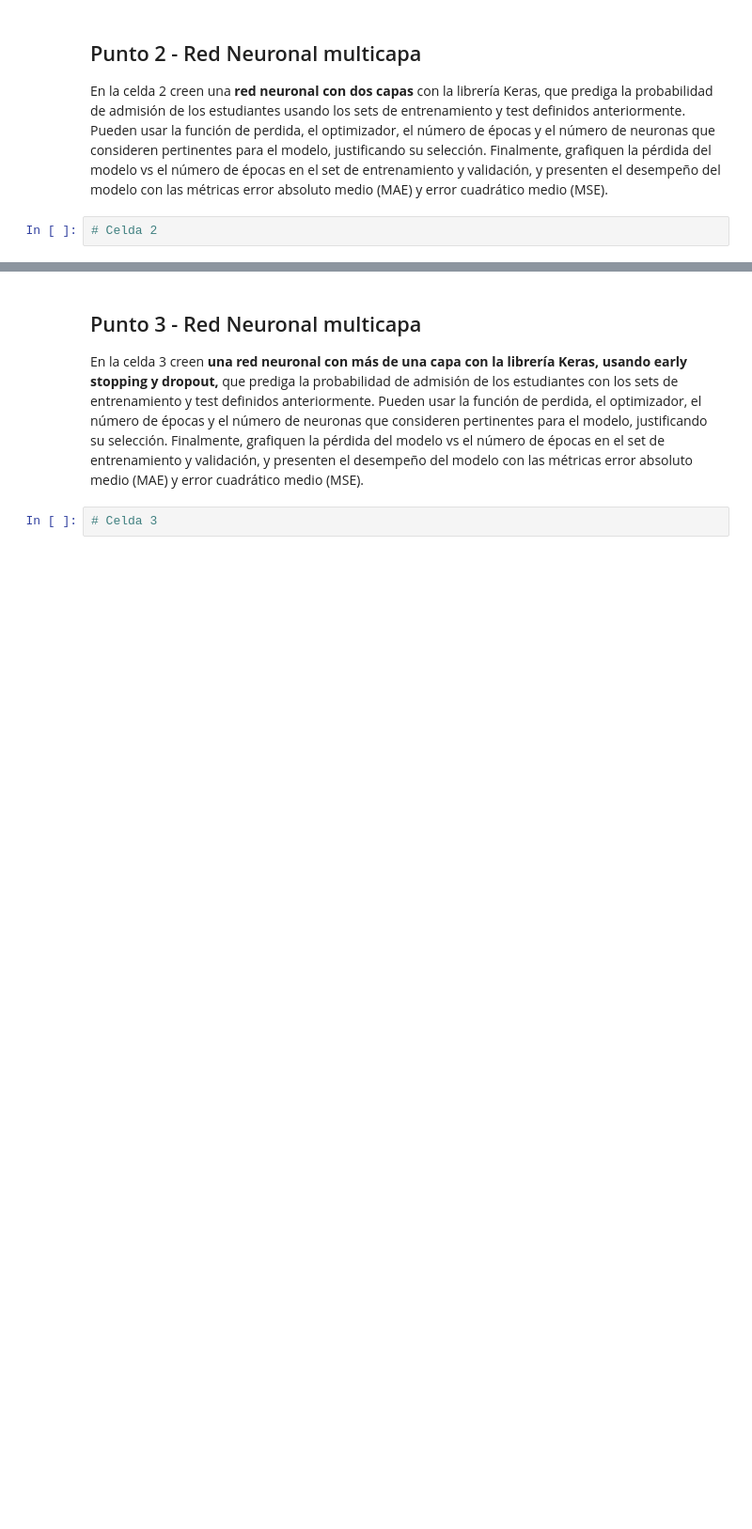
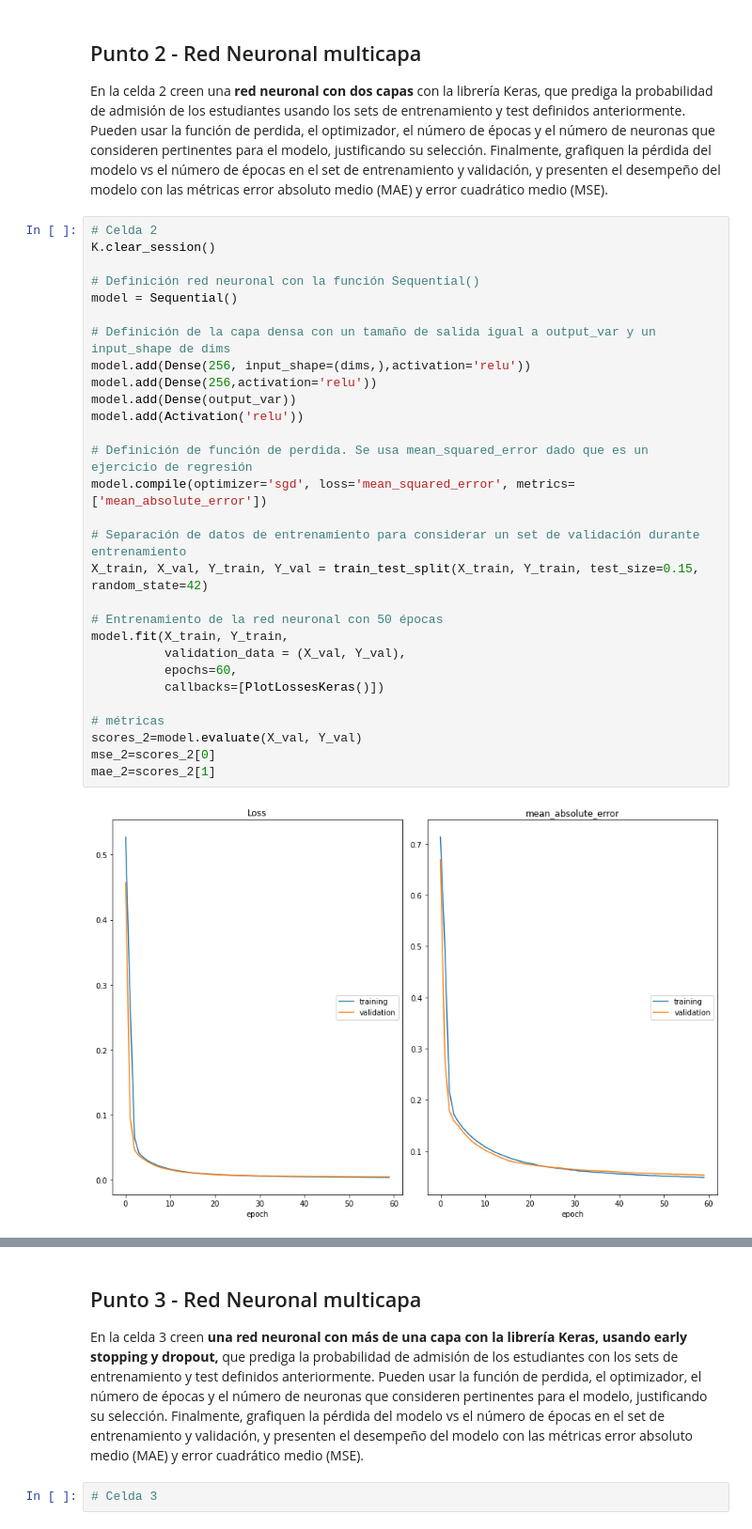
Before and after one commit to dsmunoz34/ML_NLP, a Jupyter notebook: Semana 6/S6TC1-Redes_Neuronales.ipynb, the cells around one changed output, grey strips where cells are left out. Shown at 94% size. Cells and saved outputs as stored; diff of their text form; blank space fills up the shorter version.

```diff
--- a/Semana 6/S6TC1-Redes_Neuronales.ipynb
+++ b/Semana 6/S6TC1-Redes_Neuronales.ipynb
@@ -116,5 +121,34 @@ mean_absolute_error
 ## Punto 2 - Red Neuronal multicapa
 
 En la celda 2 creen una **red neuronal con dos capas** con la librería Keras, que prediga la probabilidad de admisión de los estudiantes usando los sets de entrenamiento y test definidos anteriormente. Pueden usar la función de perdida, el optimizador, el número de épocas y el número de neuronas que consideren pertinentes para el modelo, justificando su selección. Finalmente, grafiquen la pérdida del modelo vs el número de épocas en el set de entrenamiento y validación, y presenten el desempeño del modelo con las métricas error absoluto medio (MAE) y error cuadrático medio (MSE).
-# %%
-# Celda 2
+# %%
+# Celda 2
+K.clear_session()
+
+# Definición red neuronal con la función Sequential()
+model = Sequential()
+
+# Definición de la capa densa con un tamaño de salida igual a output_var y un input_shape de dims
+model.add(Dense(256, input_shape=(dims,),activation='relu'))
+model.add(Dense(256,activation='relu'))
+model.add(Dense(output_var))
+model.add(Activation('relu'))
+
+# Definición de función de perdida. Se usa mean_squared_error dado que es un ejercicio de regresión
+model.compile(optimizer='sgd', loss='mean_squared_error', metrics=['mean_absolute_error'])
+
+# Separación de datos de entrenamiento para considerar un set de validación durante entrenamiento
+X_train, X_val, Y_train, Y_val = train_test_split(X_train, Y_train, test_size=0.15, random_state=42)
+
+# Entrenamiento de la red neuronal con 50 épocas
+model.fit(X_train, Y_train,
+          validation_data = (X_val, Y_val),
+          epochs=60,
+          callbacks=[PlotLossesKeras()])
+
+# métricas
+scores_2=model.evaluate(X_val, Y_val)
+mse_2=scores_2[0]
+mae_2=scores_2[1]
+# %% [output]
+[figure, added]
```
Also changed, not shown: parts of 2 cells of this notebook.
